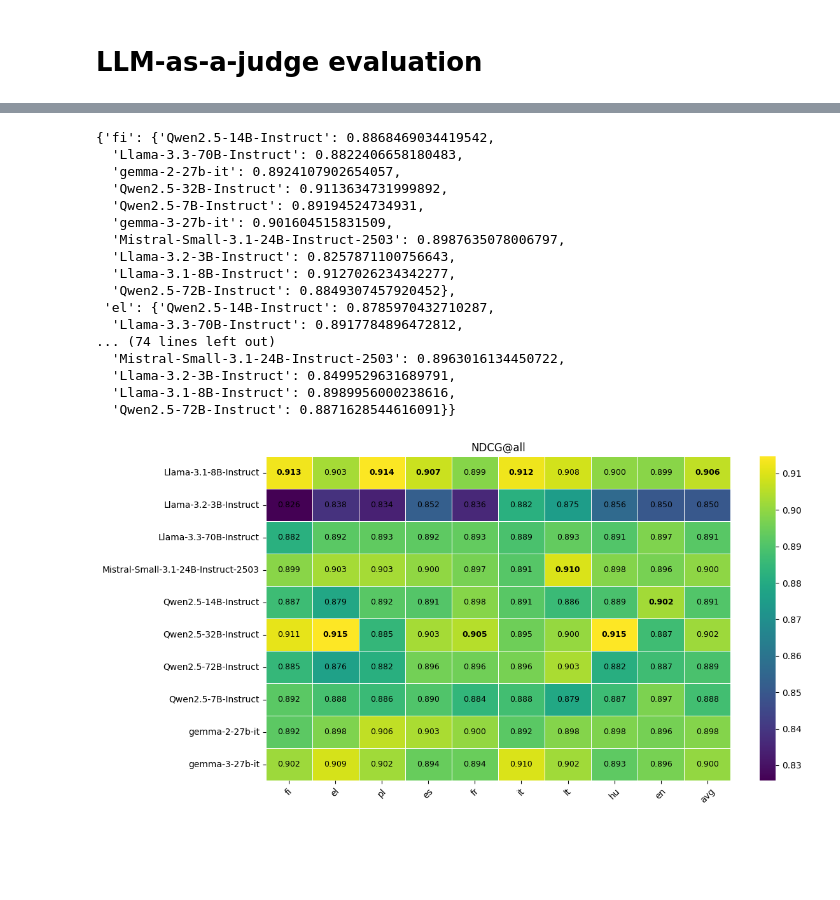
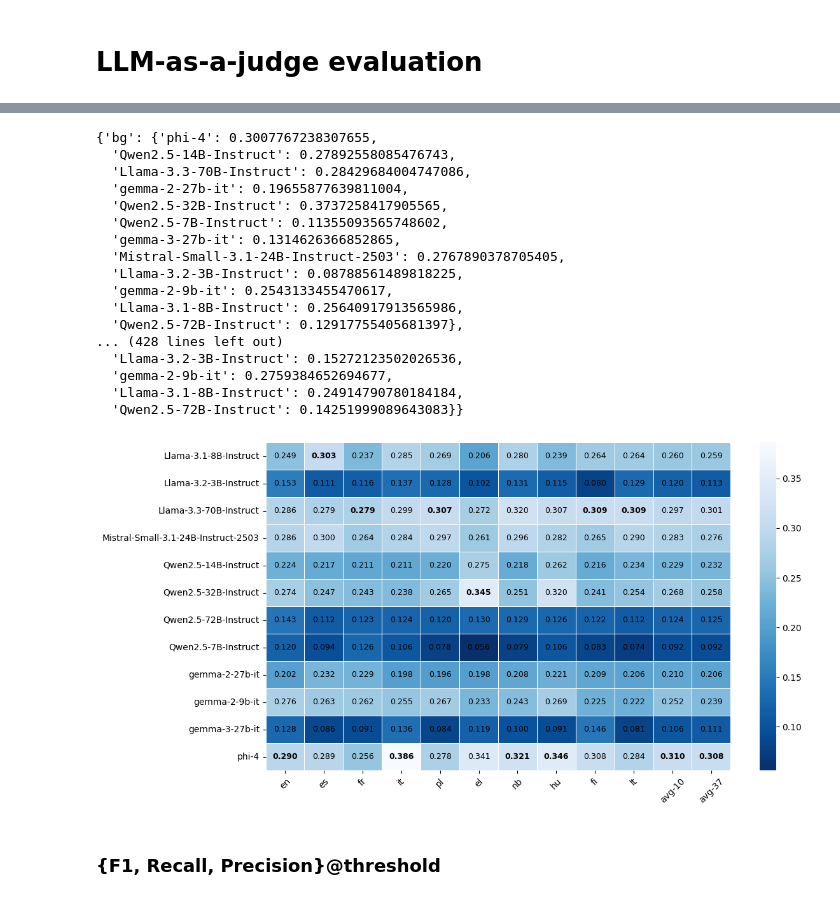
Before and after one commit to Modalities/ml_filter, a Jupyter notebook: notebooks/edu_content_human_as_a_judge.ipynb, the cells around one changed output, grey strips where cells are left out. Cells and saved outputs as stored; diff of their text form; code cells hidden in the pictures; blank space fills up the shorter version.

```diff
--- a/notebooks/edu_content_human_as_a_judge.ipynb
+++ b/notebooks/edu_content_human_as_a_judge.ipynb
@@ -10,23 +12,30 @@ import seaborn as sns
 # Globals
 # %%
 language_codes = {
-    "en": "English",
+    "en": "English", # TODO: Remove English from the list?
     "es": "Spanish",
     "fr": "French",
     "it": "Italian",
     "pl": "Polish",
     "el": "Greek",
-    "no": "Norwegian",
+    "nb": "Norwegian",  # Bokmal
     "hu": "Hungarian",
     "fi": "Finnish",
     "lt": "Lithuanian",
 }
+
+ablated_models = ["gemma-3-27b-it", "Llama-3.3-70B-Instruct", "Mistral-Small-3.1-24B-Instruct-2503"]
 # %% [markdown]
 # Paths
 # %%
 gt_annotations_path = Path("/raid/s3/opengptx/max_lue/repositories/ml_filter/ml_filter_paper/data/edu_content/predictions/511_test_documents_educational_content_human_as_a_judge/human_raw_scores/annotations__educational_content__en__gt.jsonl")
 en_documents_path = Path("/raid/s3/opengptx/max_lue/repositories/ml_filter/ml_filter_paper/data/edu_content/predictions/511_test_documents_educational_content_human_as_a_judge/human_aggregated_scores/511_test_documents_educational_content_en.jsonl")
 llm_as_a_judge_metrics_path = Path("/raid/s3/opengptx/max_lue/repositories/ml_filter/ml_filter_paper/data/edu_content/output/llm_as_a_judge_metrics")
+annotated_500k_samples_path = Path("/raid/s3/opengptx/max_lue/repositories/ml_filter/ml_filter_paper/data/edu_content/predictions/educational_content")
+plot_path = Path("/raid/s3/opengptx/max_lue/repositories/ml_filter/ml_filter_paper/output/plots")
+
+if not plot_path.exists():
+    plot_path.mkdir(parents=True)
 # %% [markdown]
 # Human Annotations
 # %%
@@ -224,23 +282,23 @@ results_complete
 # %%
-metric_name = "NDCG@all"
+metric_name = "Macro-F1" # "Macro-F1" # "Spearman" # "Macro-F1" # "Spearman" # "NDCG@all"
 
-metric_results = {lang: {model: subsubresult["metrics"][metric_name] for model, subsubresult in subresult.items()} for lang,subresult in results_complete.items() if lang in language_codes.keys()}
+metric_results = {lang: {model: subsubresult["metrics"][metric_name] for model, subsubresult in subresult.items()} for lang,subresult in results_complete.items()}
 metric_results
 # %% [output]
-{'fi': {'Qwen2.5-14B-Instruct': 0.8868469034419542,
-  'Llama-3.3-70B-Instruct': 0.8822406658180483,
-  'gemma-2-27b-it': 0.8924107902654057,
-  'Qwen2.5-32B-Instruct': 0.9113634731999892,
-  'Qwen2.5-7B-Instruct': 0.89194524734931,
-  'gemma-3-27b-it': 0.901604515831509,
-  'Mistral-Small-3.1-24B-Instruct-2503': 0.8987635078006797,
-  'Llama-3.2-3B-Instruct': 0.8257871100756643,
-  'Llama-3.1-8B-Instruct': 0.9127026234342277,
-  'Qwen2.5-72B-Instruct': 0.8849307457920452},
- 'el': {'Qwen2.5-14B-Instruct': 0.8785970432710287,
-  'Llama-3.3-70B-Instruct': 0.8917784896472812,
-... (74 lines left out)
-  'Mistral-Small-3.1-24B-Instruct-2503': 0.8963016134450722,
-  'Llama-3.2-3B-Instruct': 0.8499529631689791,
-  'Llama-3.1-8B-Instruct': 0.8989956000238616,
-  'Qwen2.5-72B-Instruct': 0.8871628544616091}}
+{'bg': {'phi-4': 0.3007767238307655,
+  'Qwen2.5-14B-Instruct': 0.27892558085476743,
+  'Llama-3.3-70B-Instruct': 0.28429684004747086,
+  'gemma-2-27b-it': 0.19655877639811004,
+  'Qwen2.5-32B-Instruct': 0.3737258417905565,
+  'Qwen2.5-7B-Instruct': 0.11355093565748602,
+  'gemma-3-27b-it': 0.1314626366852865,
+  'Mistral-Small-3.1-24B-Instruct-2503': 0.2767890378705405,
+  'Llama-3.2-3B-Instruct': 0.08788561489818225,
+  'gemma-2-9b-it': 0.2543133455470617,
+  'Llama-3.1-8B-Instruct': 0.25640917913565986,
+  'Qwen2.5-72B-Instruct': 0.12917755405681397},
+... (428 lines left out)
+  'Llama-3.2-3B-Instruct': 0.15272123502026536,
+  'gemma-2-9b-it': 0.2759384652694677,
+  'Llama-3.1-8B-Instruct': 0.24914790780184184,
+  'Qwen2.5-72B-Instruct': 0.14251999089643083}}
@@ -250,25 +305,38 @@ metric_df["avg"] = metric_df.mean(axis=1)
+# %%
+metric_df = pd.DataFrame.from_dict(metric_results)
+num_languages = len(metric_df.columns)
+
+
+avg_37 = metric_df.mean(axis=1)
+metric_df = metric_df[list(language_codes.keys())]
+metric_df["avg-10"] = metric_df.mean(axis=1)
+metric_df["avg-37"] = avg_37
 # %%
 
 plt.figure(figsize=(12, 6))
 metric_df = metric_df.sort_index()
-ax = sns.heatmap(metric_df, annot=False, fmt=".3f", cmap="viridis", linewidths=0.5, cbar=True)
+ax = sns.heatmap(metric_df, annot=False, fmt=".3f", cmap="Blues_r", linewidths=0.5, cbar=True)
 
 # Add text annotations with bold max values
 for i, model in enumerate(metric_df.index):
     for j, lang in enumerate(metric_df.columns):
         value = metric_df.iloc[i, j]
         max_val = metric_df[lang].max()
         weight = 'bold' if np.isclose(value, max_val) else 'normal'
         ax.text(j + 0.5, i + 0.5, f"{value:.3f}",
                 ha='center', va='center', color='black', fontsize=9, fontweight=weight)
 
 # Final touches
-plt.title(f"{metric_name}")
+# plt.title(f"{metric_name}")
 # plt.ylabel("Model")
 # plt.xlabel("Language")
 plt.xticks(ticks=np.arange(len(metric_df.columns)) + 0.5, labels=metric_df.columns, rotation=45)
 plt.yticks(ticks=np.arange(len(metric_df.index)) + 0.5, labels=metric_df.index, rotation=0)
 plt.tight_layout()
+
+plt.savefig(plot_path / f"llm_annotator_performance_{metric_name}.pdf", format="pdf", bbox_inches="tight", pad_inches=0)
+
+
 plt.show()
 # %% [output]
-[figure, old version]
+[figure, new version]
@@ -274,0 +345,2 @@ plt.show()
+# %% [markdown]
+### {F1, Recall, Precision}@threshold
```
Also changed, not shown: parts of 34 cells of this notebook.
